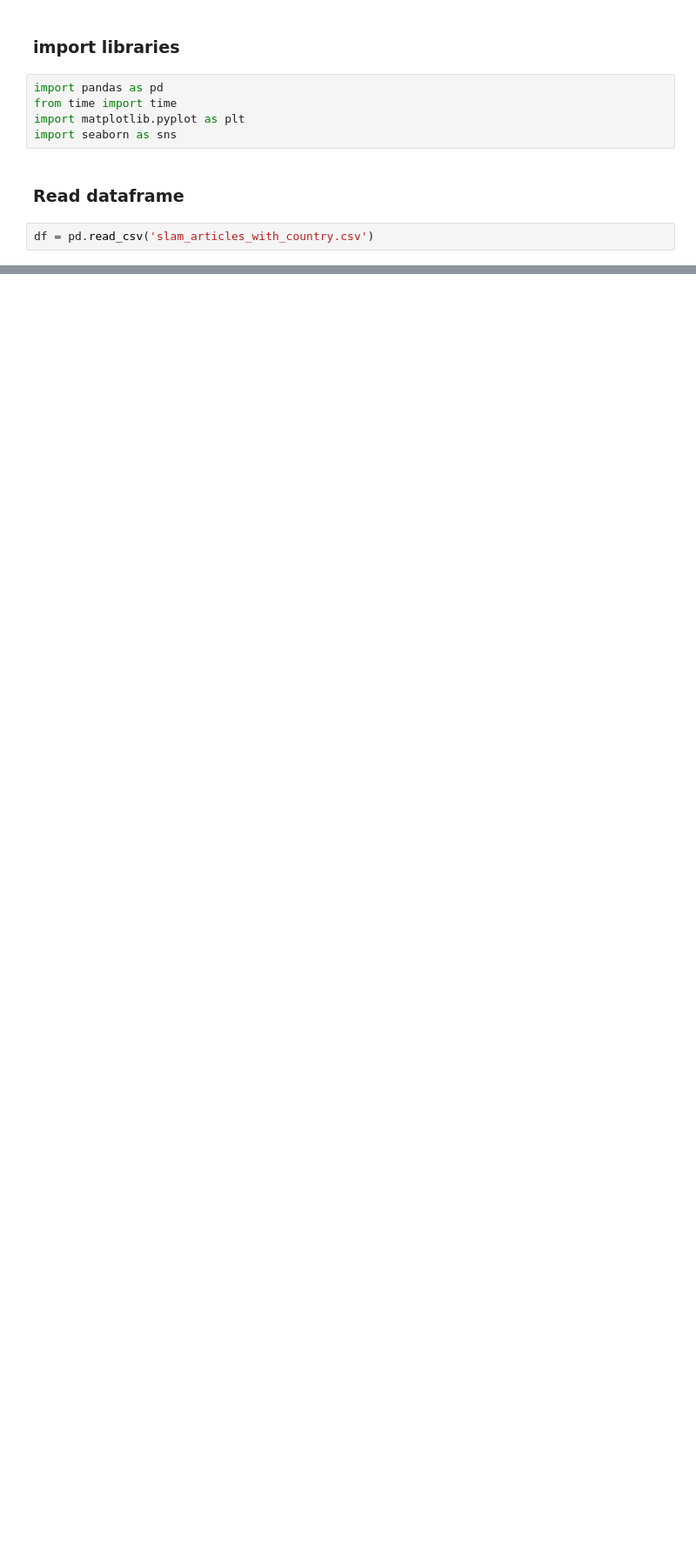
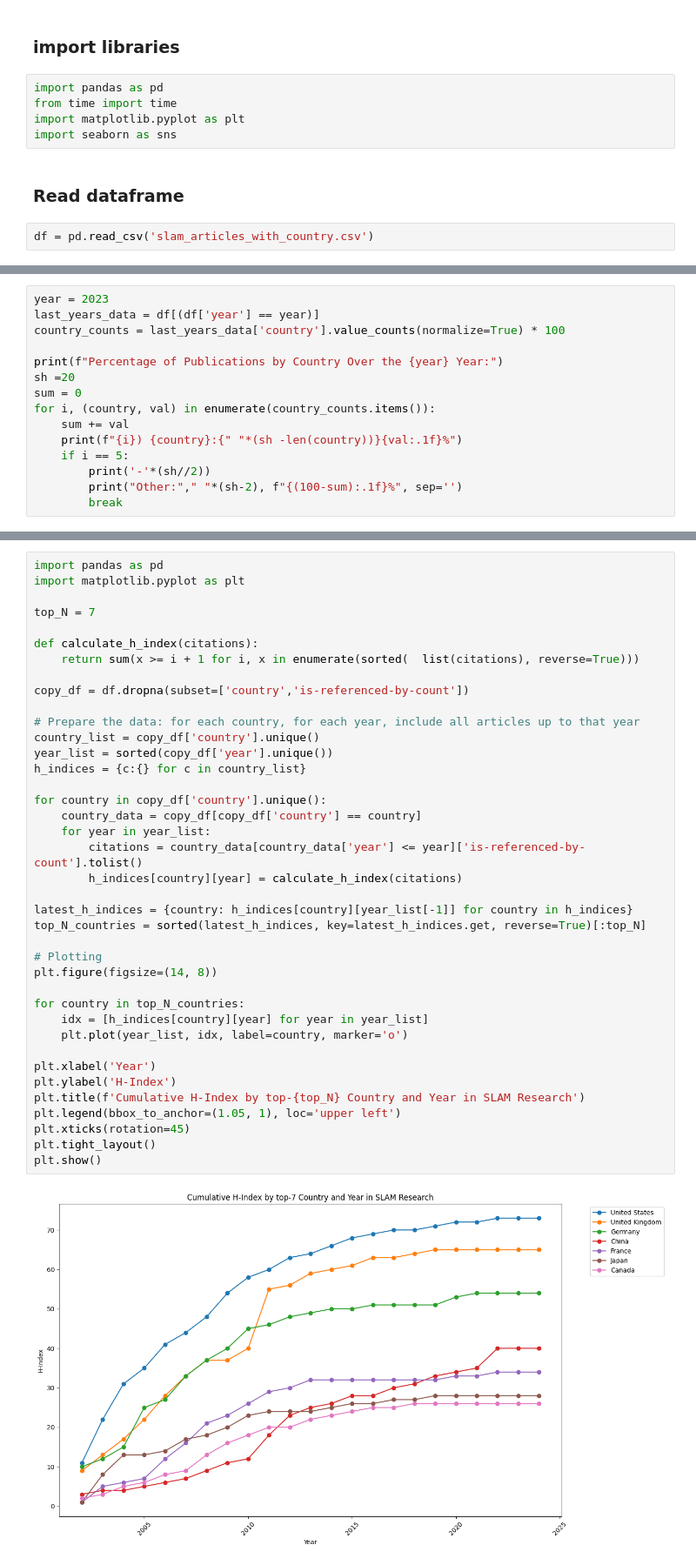
Before and after one commit to Vor-Art/SLAM_article_statistics, a Jupyter notebook: src/4 visualizing.ipynb, the cells around one changed output, grey strips where cells are left out. Shown: that part at 87% size. Saved outputs shown, nothing was run; the diff lists cells and outputs as text; blank space fills up the shorter version.

```diff
--- a/src/4 visualizing.ipynb
+++ b/src/4 visualizing.ipynb
@@ -72,0 +94,15 @@ plt.show()
+# %%
+year = 2023
+last_years_data = df[(df['year'] == year)]
+country_counts = last_years_data['country'].value_counts(normalize=True) * 100
+
+print(f"Percentage of Publications by Country Over the {year} Year:")
+sh =20
+sum = 0
+for i, (country, val) in enumerate(country_counts.items()):
+    sum += val
+    print(f"{i}) {country}:{" "*(sh -len(country))}{val:.1f}%")
+    if i == 5:
+        print('-'*(sh//2))
+        print("Other:"," "*(sh-2), f"{(100-sum):.1f}%", sep='')
+        break
@@ -72,0 +122,41 @@ plt.show()
+# %%
+import pandas as pd
+import matplotlib.pyplot as plt
+
+top_N = 7
+
+def calculate_h_index(citations):
+    return sum(x >= i + 1 for i, x in enumerate(sorted(  list(citations), reverse=True)))
+
+copy_df = df.dropna(subset=['country','is-referenced-by-count'])
+
+# Prepare the data: for each country, for each year, include all articles up to that year
+country_list = copy_df['country'].unique()
+year_list = sorted(copy_df['year'].unique())
+h_indices = {c:{} for c in country_list}
+
+for country in copy_df['country'].unique():
+    country_data = copy_df[copy_df['country'] == country]
+    for year in year_list:
+        citations = country_data[country_data['year'] <= year]['is-referenced-by-count'].tolist()
+        h_indices[country][year] = calculate_h_index(citations)
+
+latest_h_indices = {country: h_indices[country][year_list[-1]] for country in h_indices}
+top_N_countries = sorted(latest_h_indices, key=latest_h_indices.get, reverse=True)[:top_N]
+
+# Plotting
+plt.figure(figsize=(14, 8))
+
+for country in top_N_countries:
+    idx = [h_indices[country][year] for year in year_list]
+    plt.plot(year_list, idx, label=country, marker='o')
+
+plt.xlabel('Year')
+plt.ylabel('H-Index')
+plt.title(f'Cumulative H-Index by top-{top_N} Country and Year in SLAM Research')
+plt.legend(bbox_to_anchor=(1.05, 1), loc='upper left')
+plt.xticks(rotation=45)
+plt.tight_layout()
+plt.show()
+# %% [output]
+[figure, added]
```
Also changed, not shown: parts of 13 cells of this notebook.
